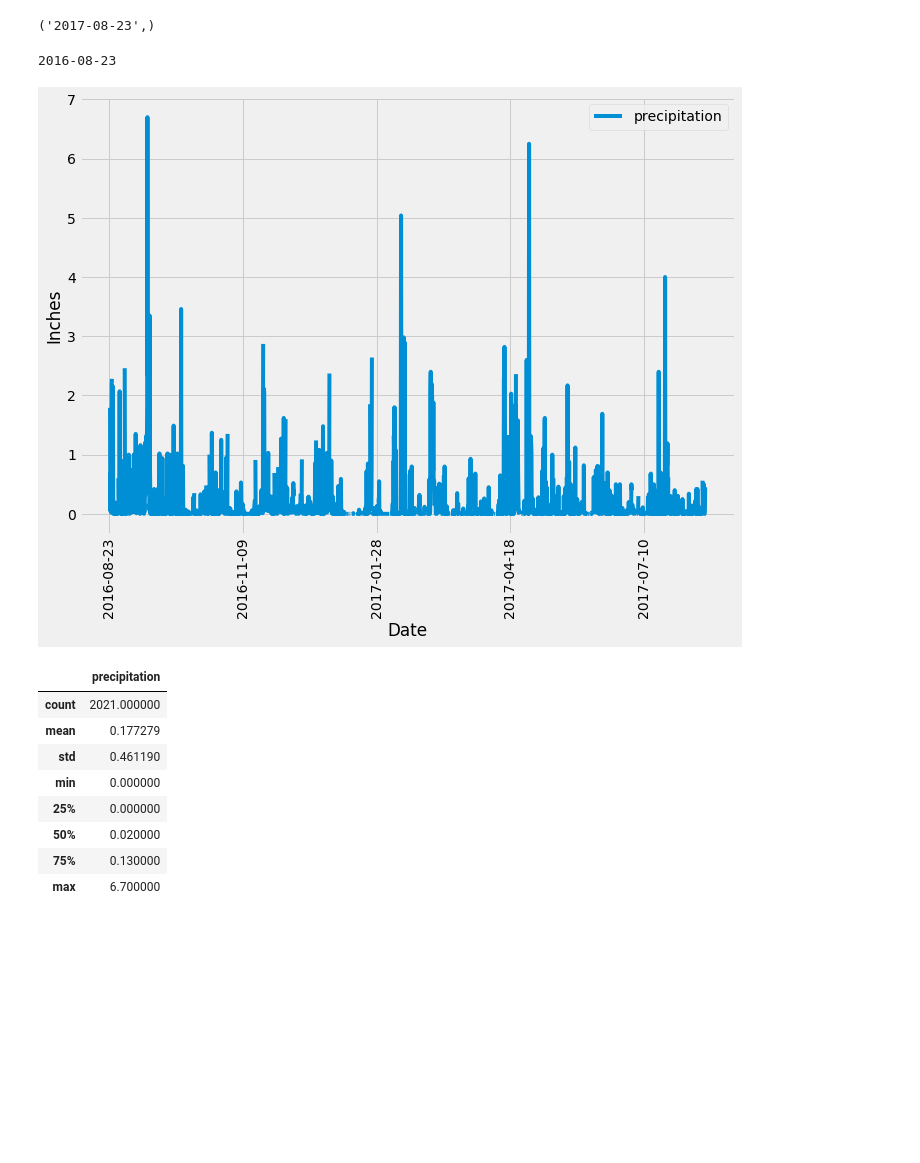
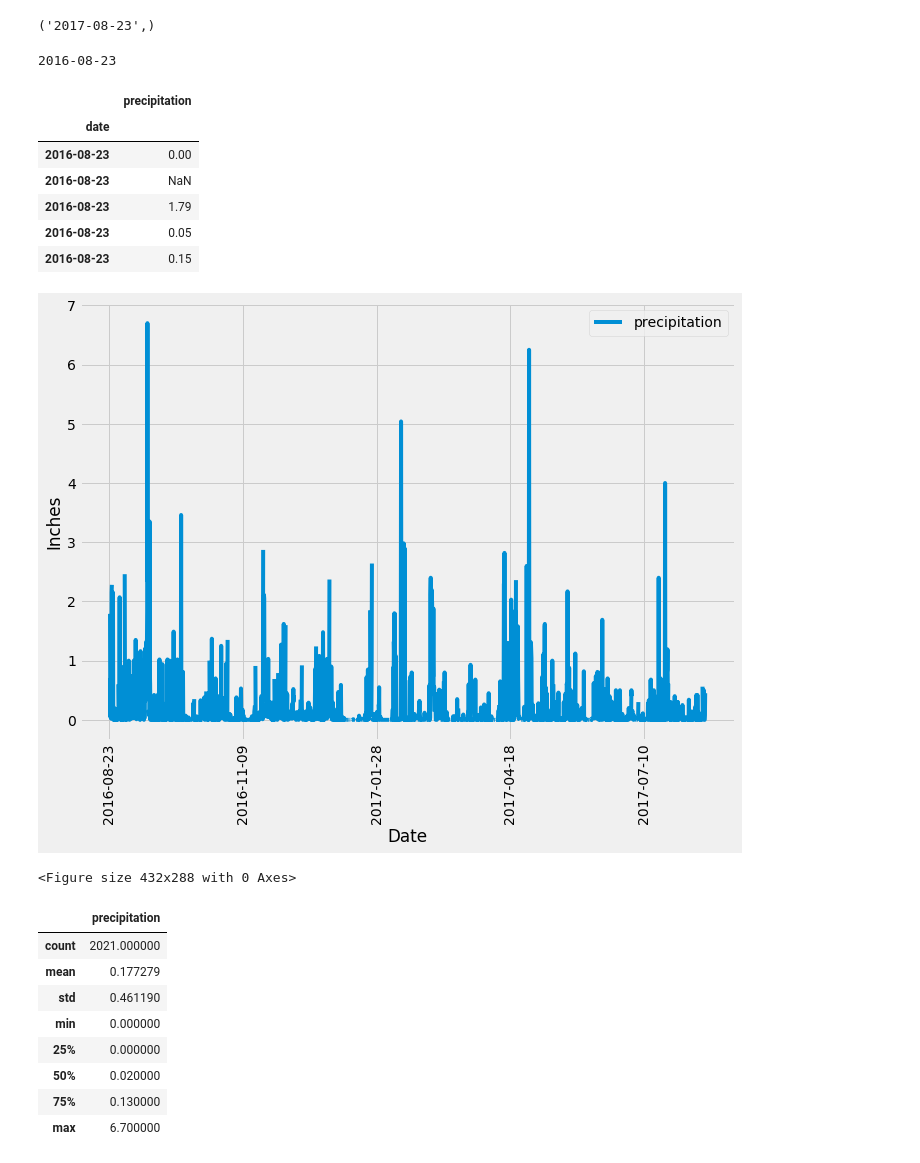
Before and after one commit to gdagger/SQLAlchemy-Challenge, a Jupyter notebook: SurfsUp/climate_starter.ipynb, the cells around one changed output. Drawn from its saved outputs; the diff is of its cells as text; code cells hidden in the pictures; blank space fills up the shorter version.

Commit message:
Organize code in app.py and jupyter notebook and save figures to separate Images directory

```diff
--- a/SurfsUp/climate_starter.ipynb
+++ b/SurfsUp/climate_starter.ipynb
@@ -51,33 +51,46 @@ most_recent_date
 # %%
 # Design a query to retrieve the last 12 months of precipitation data and plot the results.
 # Starting from the most recent data point in the database.
 
 # Calculate the date one year from the last date in data set.
 year_ago_date = dt.date(2017, 8, 23) - dt.timedelta(days=365)
 print(year_ago_date)
 
-# Perform a query to retrieve the data and precipitation scores
+# Perform a query to retrieve the date and precipitation scores
 precipitation = session.query(Measurement.date,Measurement.prcp).\
                         filter(Measurement.date >= '2016-08-23').\
                         all()
 
 # Save the query results as a Pandas DataFrame and set the index to the date column
 precipitation_df = pd.DataFrame(precipitation, columns=["date","precipitation"])
+precipitation_df.set_index('date', inplace=True)
 
 # Sort the dataframe by date
 precipitation_df.sort_values("date", inplace=True)
+
+# Display first five rows
+precipitation_df.head()
 # %% [output]
 2016-08-23
+|  | precipitation |
+| date |  |
+| 2016-08-23 | 0.00 |
+| 2016-08-23 | NaN |
+| 2016-08-23 | 1.79 |
+| 2016-08-23 | 0.05 |
+| 2016-08-23 | 0.15 |
 # %%
 # Use Pandas Plotting with Matplotlib to plot the data
 
-precipitation_df.plot(kind='line',x='date', y='precipitation', rot=90, figsize=(10,8))
+precipitation_df.plot(kind='line', y='precipitation', use_index=True, rot=90, figsize=(10,8))
 plt.xlabel("Date")
 plt.ylabel("Inches")
 plt.tight_layout()
 plt.show()
+plt.savefig('Images/precipitation_linechart.png')
 # %% [output]
 [figure]
+<Figure size 432x288 with 0 Axes>
 # %%
 # Use Pandas to calculate the summary statistics for the precipitation data
 precipitation_df.describe()
```
Also changed, not shown: parts of 1 cell of this notebook, 4 other files.
